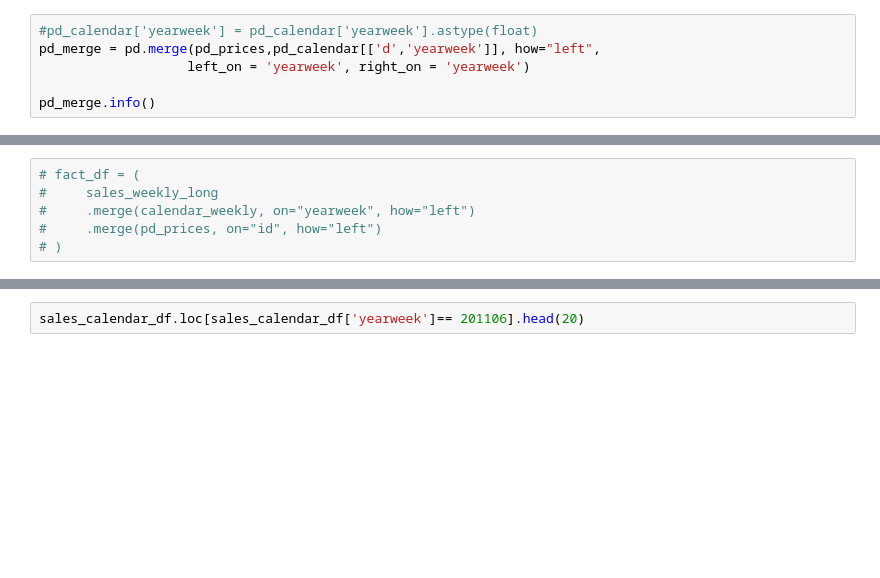
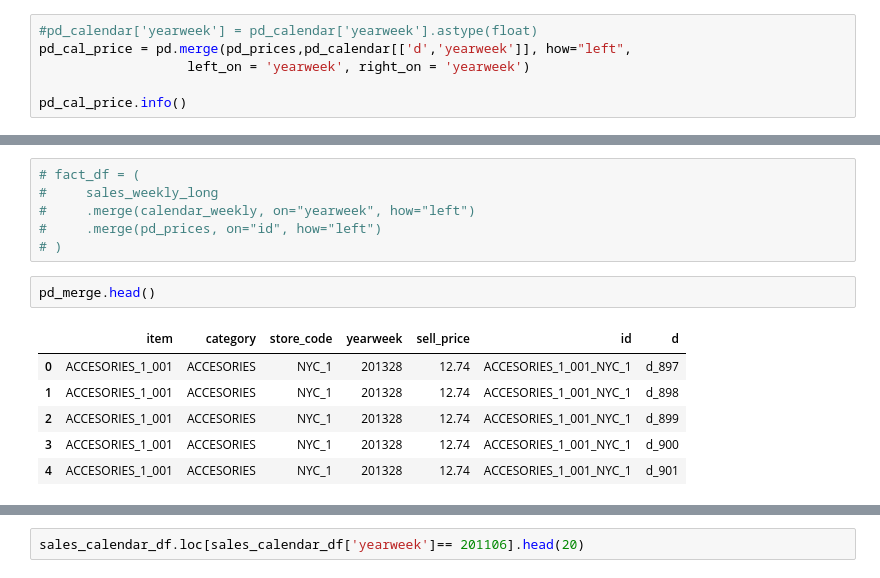
Before and after one commit to Ehunankakoa/nuclio-datascience_AI, a Jupyter notebook: TFM/DSmarket_JMGZ.ipynb, the cells around one changed output, grey strips where cells are left out. Drawn from its saved outputs; the diff is of its cells as text; blank space fills up the shorter version.

```diff
--- a/TFM/DSmarket_JMGZ.ipynb
+++ b/TFM/DSmarket_JMGZ.ipynb
@@ -447,8 +401,8 @@ memory usage: 4.5+ KB
 ### 4.b Price + Calendar merge
 # %%
 #pd_calendar['yearweek'] = pd_calendar['yearweek'].astype(float)
-pd_merge = pd.merge(pd_prices,pd_calendar[['d','yearweek']], how="left",
+pd_cal_price = pd.merge(pd_prices,pd_calendar[['d','yearweek']], how="left",
                    left_on = 'yearweek', right_on = 'yearweek')
 
-pd_merge.info()
+pd_cal_price.info()
 # %% [output]
@@ -668,3 +590,12 @@ sales_weekly_long.head(20)
 #     .merge(calendar_weekly, on="yearweek", how="left")
 #     .merge(pd_prices, on="id", how="left")
 # )
+# %%
+pd_merge.head()
+# %% [output]
+|  | item | category | store_code | yearweek | sell_price | id | d |
+| 0 | ACCESORIES_1_001 | ACCESORIES | NYC_1 | 201328 | 12.74 | ACCESORIES_1_001_NYC_1 | d_897 |
+| 1 | ACCESORIES_1_001 | ACCESORIES | NYC_1 | 201328 | 12.74 | ACCESORIES_1_001_NYC_1 | d_898 |
+| 2 | ACCESORIES_1_001 | ACCESORIES | NYC_1 | 201328 | 12.74 | ACCESORIES_1_001_NYC_1 | d_899 |
+| 3 | ACCESORIES_1_001 | ACCESORIES | NYC_1 | 201328 | 12.74 | ACCESORIES_1_001_NYC_1 | d_900 |
+| 4 | ACCESORIES_1_001 | ACCESORIES | NYC_1 | 201328 | 12.74 | ACCESORIES_1_001_NYC_1 | d_901 |
```
Also changed, not shown: parts of 38 cells of this notebook, 5 other files.
